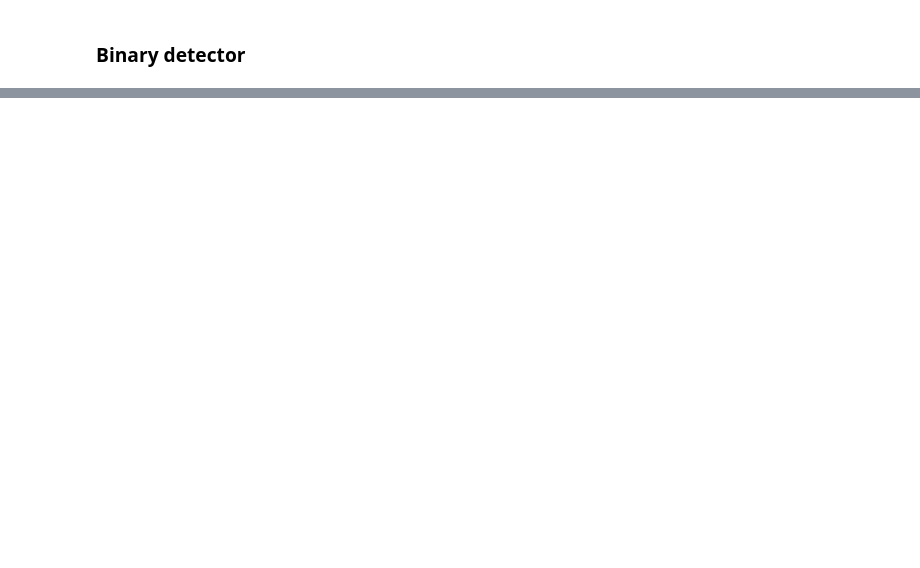
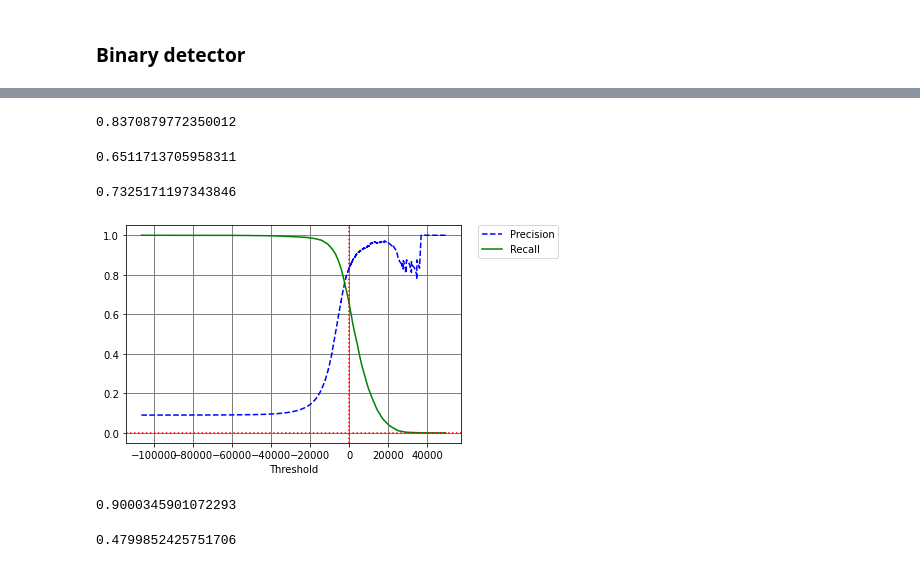
Before and after one commit to Nil-Andreu/ministclassification, a Jupyter notebook: Classification.ipynb, the cells around one changed output, grey strips where cells are left out. Saved outputs shown, nothing was run; the diff lists cells and outputs as text; code cells hidden in the pictures; blank space fills up the shorter version.

```diff
--- a/Classification.ipynb
+++ b/Classification.ipynb
@@ -17,0 +18,3 @@ y.shape
+# %%
+#We want to be strigns in y
+y = y.astype(np.uint8)
@@ -24,3 +33,9 @@ X_train, X_test, y_train, y_test = X[:60000], X[60000:], y[:60000], y[60000:]
 #We are going to identify the digit 5, so we create first the target vectors for the classification task
 y_train_5 = (y_train == 5)
 y_test_5 = (y_test == 5)
+# %%
+#Going to create now the SGD classicifer to train with the training set
+from sklearn.linear_model import SGDClassifier
+
+sgd_clf = SGDClassifier(random_state=42)
+sgd_clf.fit(X_train, y_train_5)
@@ -26,0 +76,52 @@ y_test_5 = (y_test == 5)
+# %%
+#We are going to compute now the precision and recall
+from sklearn.metrics import precision_score
+precision_score(y_train_5, y_train_pred)
+# %% [output]
+0.8370879772350012
+# %%
+from sklearn.metrics import recall_score
+recall_score(y_train_5, y_train_pred)
+# %% [output]
+0.6511713705958311
+# %%
+#We could compute the F1
+from sklearn.metrics import f1_score
+f1_score(y_train_5, y_train_pred)
+# %% [output]
+0.7325171197343846
+# %%
+#We will trturn decision scores to set the threshold
+y_scores = cross_val_predict(sgd_clf, X_train, y_train_5, cv=3, method="decision_function")
+# %%
+from sklearn.metrics import precision_recall_curve
+
+precisions, recalls, thresholds = precision_recall_curve(y_train_5, y_scores)
+# %%
+def plot_precision_recall_vs_threshold(precisions, recalls, thresholds):
+        plt.plot(thresholds, precisions[:-1], "b--", label="Precision")
+        plt.plot(thresholds, recalls[:-1], "g-", label="Recall")
+    #To plot horizontal and vertical lines
+        plt.axhline(c='r', ls=':')
+        plt.axvline(c='r', ls=':')
+    #Add a label, a legend and a grid
+        plt.xlabel("Threshold")
+        plt.legend(bbox_to_anchor=(1.05, 1), loc='upper left', borderaxespad=0.)
+        plt.grid(b=True, which="both", axis="both", color='gray', linestyle='-', linewidth=1)
+
+plot_precision_recall_vs_threshold(precisions, recalls, thresholds)
+plt.show()
+# %% [output]
+[figure, added]
+# %%
+#Say i want a precision of 90%, so i want to compute the threshold
+threshold_90_precision = thresholds[np.argmax(precisions >= 0.90)]
+y_train_pred_90 = (y_scores >= threshold_90_precision)
+
+precision_score(y_train_5, y_train_pred_90)
+# %% [output]
+0.9000345901072293
+# %%
+recall_score(y_train_5, y_train_pred_90)
+# %% [output]
+0.4799852425751706
```
Also changed, not shown: parts of 15 cells of this notebook.
